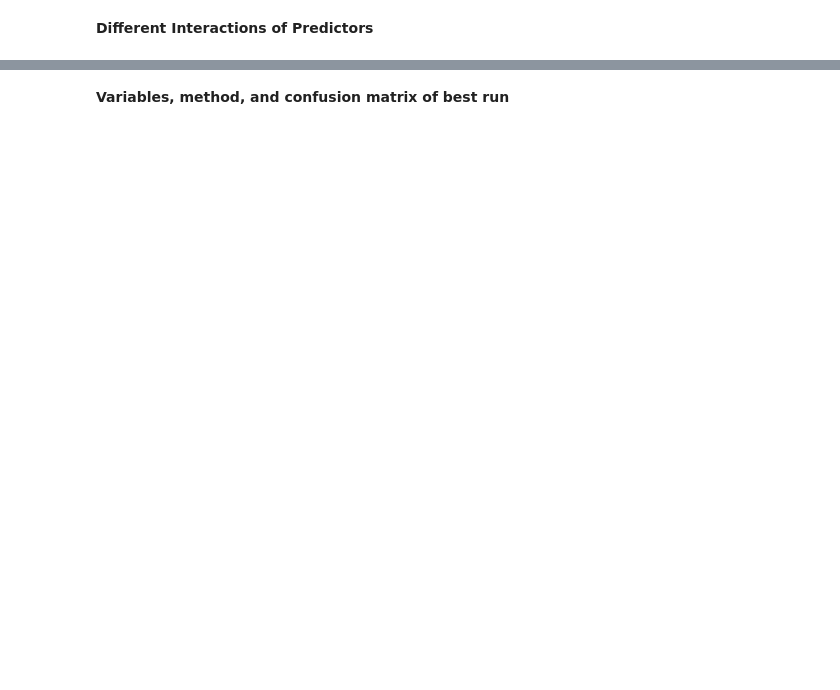
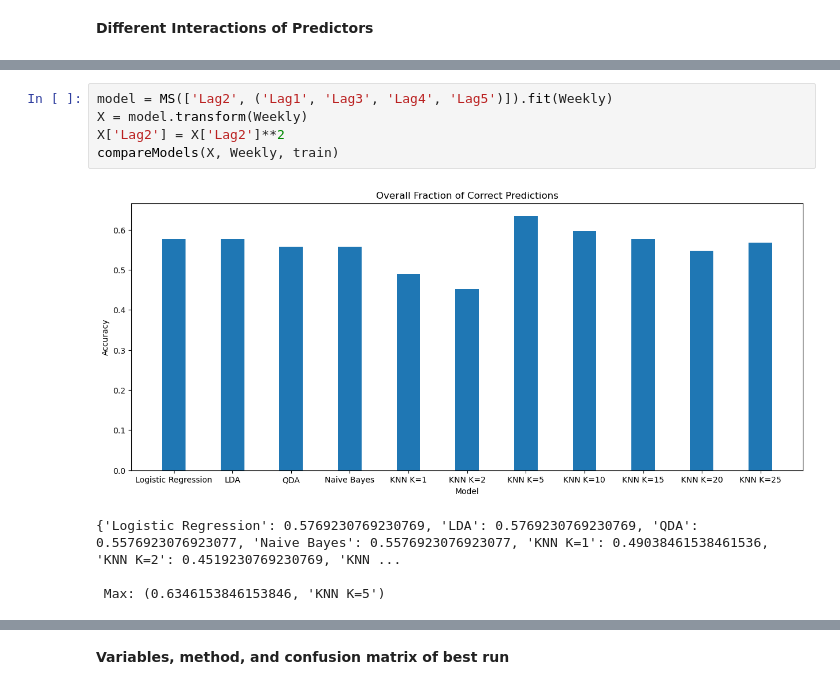
Before and after one commit to carmancater/an-introduction-to-statistical-learning-with-applications-in-python, a Jupyter notebook: Chapter 04 - Classification/Ch 4 Ex 13.ipynb, the cells around one changed output, grey strips where cells are left out. Drawn from its saved outputs; the diff is of its cells as text; blank space fills up the shorter version.

```diff
--- a/Chapter 04 - Classification/Ch 4 Ex 13.ipynb
+++ b/Chapter 04 - Classification/Ch 4 Ex 13.ipynb
@@ -441,0 +472,10 @@ compareModels(['Lag2', ('Lag1', 'Lag3', 'Lag4', 'Volume')], Weekly, train)
+# %%
+model = MS(['Lag2', ('Lag1', 'Lag3', 'Lag4', 'Lag5')]).fit(Weekly)
+X = model.transform(Weekly)
+X['Lag2'] = X['Lag2']**2
+compareModels(X, Weekly, train)
+# %% [output]
+[figure, added]
+{'Logistic Regression': 0.5769230769230769, 'LDA': 0.5769230769230769, 'QDA': 0.5576923076923077, 'Naive Bayes': 0.5576923076923077, 'KNN K=1': 0.49038461538461536, 'KNN K=2': 0.4519230769230769, 'KNN ...
+
+ Max: (0.6346153846153846, 'KNN K=5')
```
Also changed, not shown: parts of 19 cells of this notebook.
